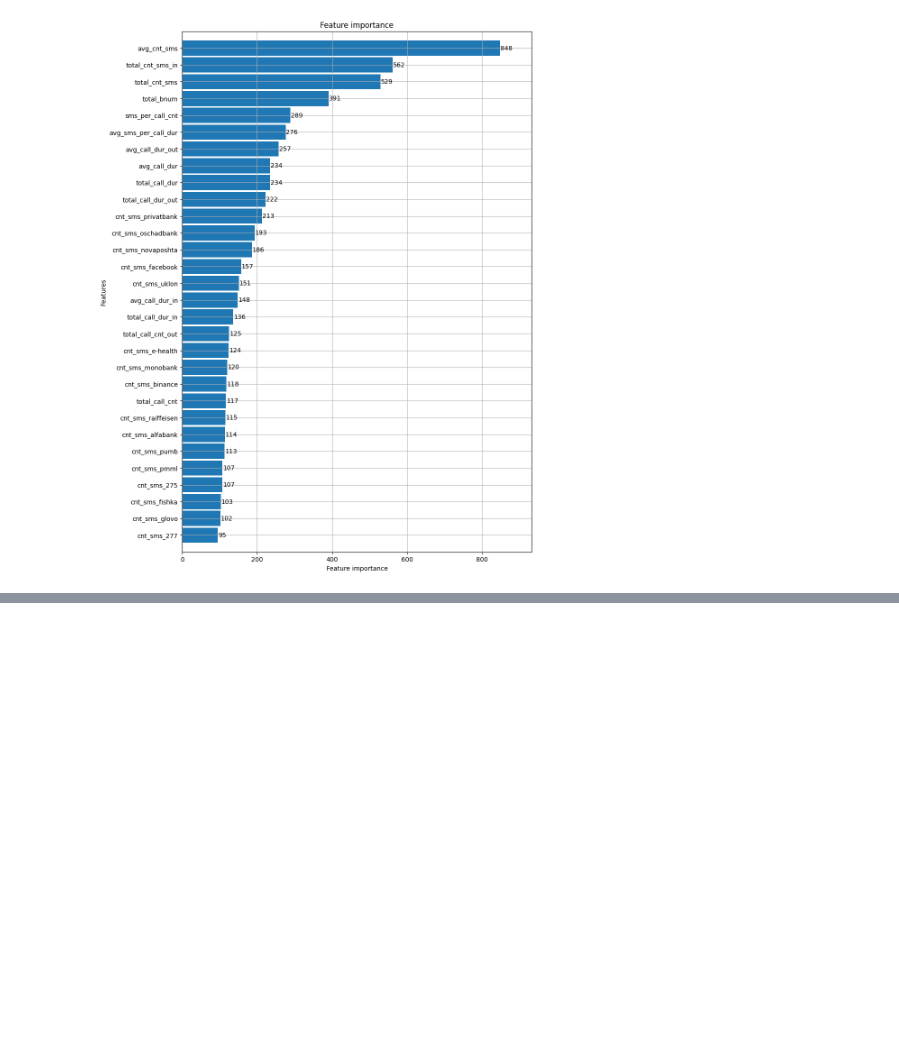
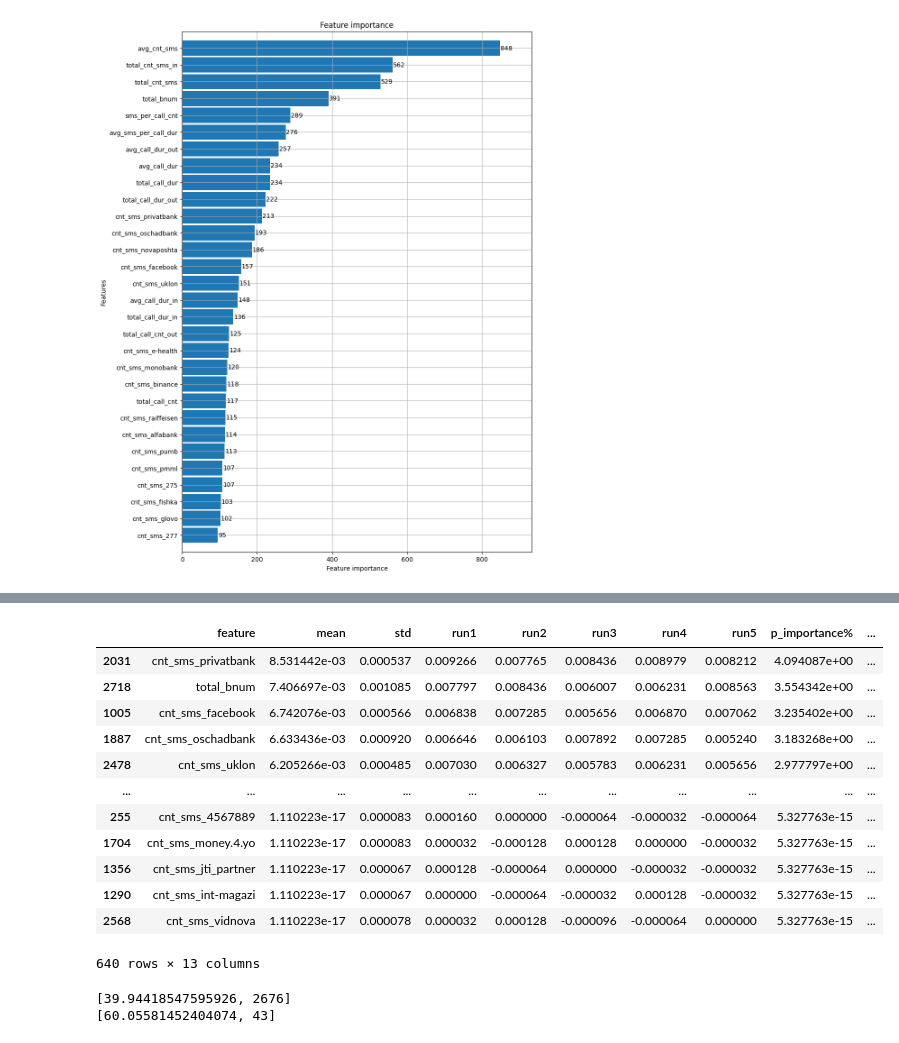
Before and after one commit to SleepWalker/bdl5-2024-ml-final-project, a Jupyter notebook: 02_bnum_eda.ipynb, the cells around one changed output, grey strips where cells are left out. Cells and saved outputs as stored; diff of their text form; code cells hidden in the pictures; blank space fills up the shorter version.

Commit message:
Finished with bnum EDA and comeup with two feature sets to work with next

```diff
--- a/02_bnum_eda.ipynb
+++ b/02_bnum_eda.ipynb
@@ -515,9 +469,3 @@ We see spots with different sizes and colors depending on the target value. So t
 ## Prepare datasets for training
 # %% [markdown]
 Persist list of bnums that we are planning to work with:
-# %%
-all_bnums = list(df_train_num.groupby("bnum").groups.keys())
-
-
-with open("./data/bnum_initial_names.json", "w", encoding="utf-8") as f:
-    json.dump(all_bnums, f)
@@ -625,12 +478,11 @@ def preprocess(name: str, bnum_path: str, fe_path: str, bnum_selection_path: str
 # %%
-bnum_selection_path = "./data/bnum_initial_names.json"
-X_train, y_train = preprocess(
+X_train, y_train = bnum.preprocess(
     name="bnum_initial_train",
     bnum_path="./data/train_num",
     fe_path="./data/train_fe/",
     bnum_selection_path=bnum_selection_path,
 )
-X_test, y_test = preprocess(
+X_test, y_test = bnum.preprocess(
     name="bnum_initial_test",
     bnum_path="./data/test_num",
     fe_path="./data/test_fe/",
@@ -716,11 +548,7 @@ predict_bnum_initial, model_bnum_initial = model_lgb.train_multiclass(
     X_test=X_test,
     y_test=y_test,
     params=study.best_params,
-    num_class=5,
+    num_class=CLASS_NUM,
     seed=RANDOM_SEED,
+    name=f"2024_06_07_{study_name}_acc_3968",
 )
-
-project_api.report(
-    y_test=y_test,
-    y_pred=predict_bnum_initial(X_test),
-)
@@ -787,0 +589,22 @@ array([[<Axes: title={'center': 'importance'}>]], dtype=object)
+# %%
+importance_df = (
+    pd.DataFrame(
+        {
+            "feature": model_bnum_initial.feature_name(),
+            "importance": model_bnum_initial.feature_importance(),
+        }
+    )
+    .merge(
+        pd.DataFrame(
+            X_train.agg(lambda series: series[series > 0].count()),
+            columns=["abon_count"],
+        ),
+        how="left",
+        left_on="feature",
+        right_index=True,
+    )
+    .sort_values(by="importance", ascending=False)
+)
+importance_df["coverage"] = importance_df["abon_count"] / len(X_train)
+
+importance_df.describe(percentiles=[0.5, 0.65, 0.75, 0.8, 0.9, 0.95, 0.99])
@@ -787,0 +750,16 @@ array([[<Axes: title={'center': 'importance'}>]], dtype=object)
+# %%
+p_imp_df[p_imp_df["mean"] > 0].sort_values(by="mean", ascending=False)
+# %% [output]
+|  | feature | mean | std | run1 | run2 | run3 | run4 | run5 | p_importance% | ... |
+| 2031 | cnt_sms_privatbank | 8.531442e-03 | 0.000537 | 0.009266 | 0.007765 | 0.008436 | 0.008979 | 0.008212 | 4.094087e+00 | ... |
+| 2718 | total_bnum | 7.406697e-03 | 0.001085 | 0.007797 | 0.008436 | 0.006007 | 0.006231 | 0.008563 | 3.554342e+00 | ... |
+| 1005 | cnt_sms_facebook | 6.742076e-03 | 0.000566 | 0.006838 | 0.007285 | 0.005656 | 0.006870 | 0.007062 | 3.235402e+00 | ... |
+| 1887 | cnt_sms_oschadbank | 6.633436e-03 | 0.000920 | 0.006646 | 0.006103 | 0.007892 | 0.007285 | 0.005240 | 3.183268e+00 | ... |
+| 2478 | cnt_sms_uklon | 6.205266e-03 | 0.000485 | 0.007030 | 0.006327 | 0.005783 | 0.006231 | 0.005656 | 2.977797e+00 | ... |
+| ... | ... | ... | ... | ... | ... | ... | ... | ... | ... | ... |
+| 255 | cnt_sms_4567889 | 1.110223e-17 | 0.000083 | 0.000160 | 0.000000 | -0.000064 | -0.000032 | -0.000064 | 5.327763e-15 | ... |
+| 1704 | cnt_sms_money.4.yo | 1.110223e-17 | 0.000083 | 0.000032 | -0.000128 | 0.000128 | 0.000000 | -0.000032 | 5.327763e-15 | ... |
+| 1356 | cnt_sms_jti_partner | 1.110223e-17 | 0.000067 | 0.000128 | -0.000064 | 0.000000 | -0.000032 | -0.000032 | 5.327763e-15 | ... |
+| 1290 | cnt_sms_int-magazi | 1.110223e-17 | 0.000067 | 0.000000 | -0.000064 | -0.000032 | 0.000128 | -0.000032 | 5.327763e-15 | ... |
+| 2568 | cnt_sms_vidnova | 1.110223e-17 | 0.000078 | 0.000032 | 0.000128 | -0.000096 | -0.000064 | 0.000000 | 5.327763e-15 | ... |
+640 rows × 13 columns
@@ -787,0 +775,17 @@ array([[<Axes: title={'center': 'importance'}>]], dtype=object)
+# %%
+print(
+    [
+        p_imp_df[p_imp_df["p_importance%"] < 0.5]["p_importance%"].sum(),
+        p_imp_df[p_imp_df["p_importance%"] < 0.5]["p_importance%"].count(),
+    ]
+)
+
+print(
+    [
+        p_imp_df[p_imp_df["p_importance%"] >= 0.5]["p_importance%"].sum(),
+        p_imp_df[p_imp_df["p_importance%"] >= 0.5]["p_importance%"].count(),
+    ]
+)
+# %% [output]
+[39.94418547595926, 2676]
+[60.05581452404074, 43]
```
Also changed, not shown: parts of 30 cells of this notebook, 7 other files.
